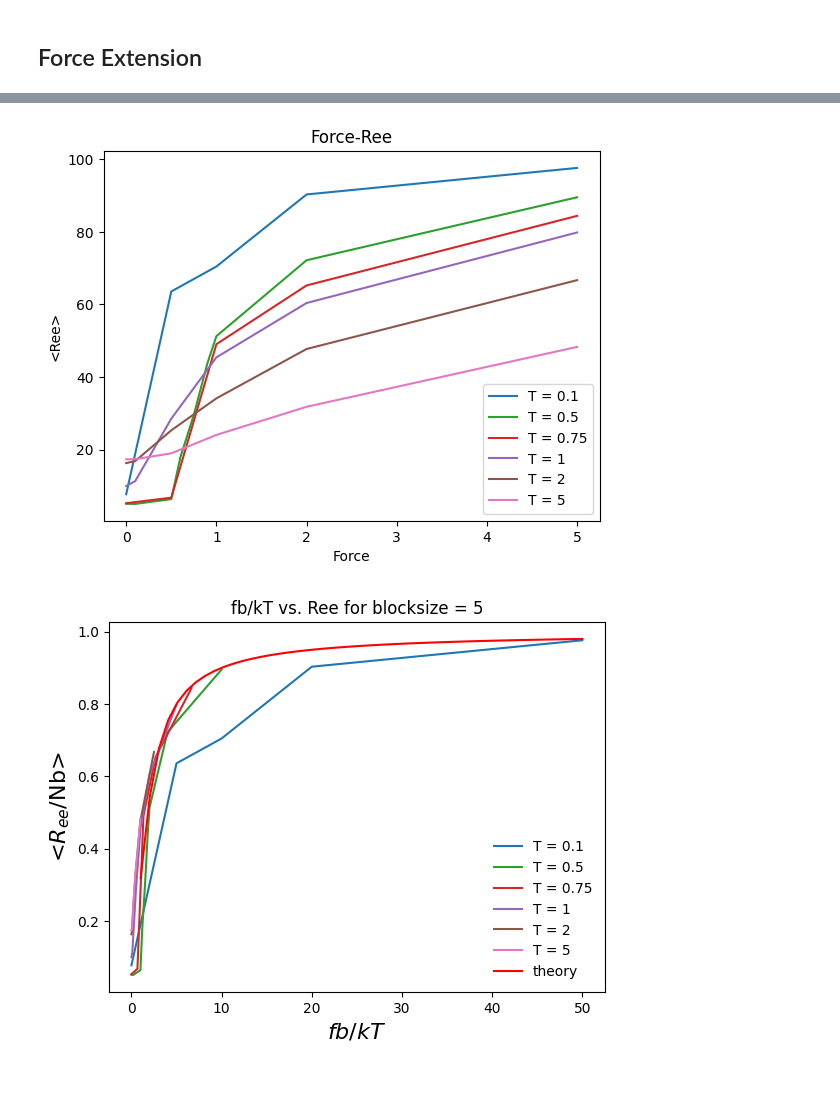
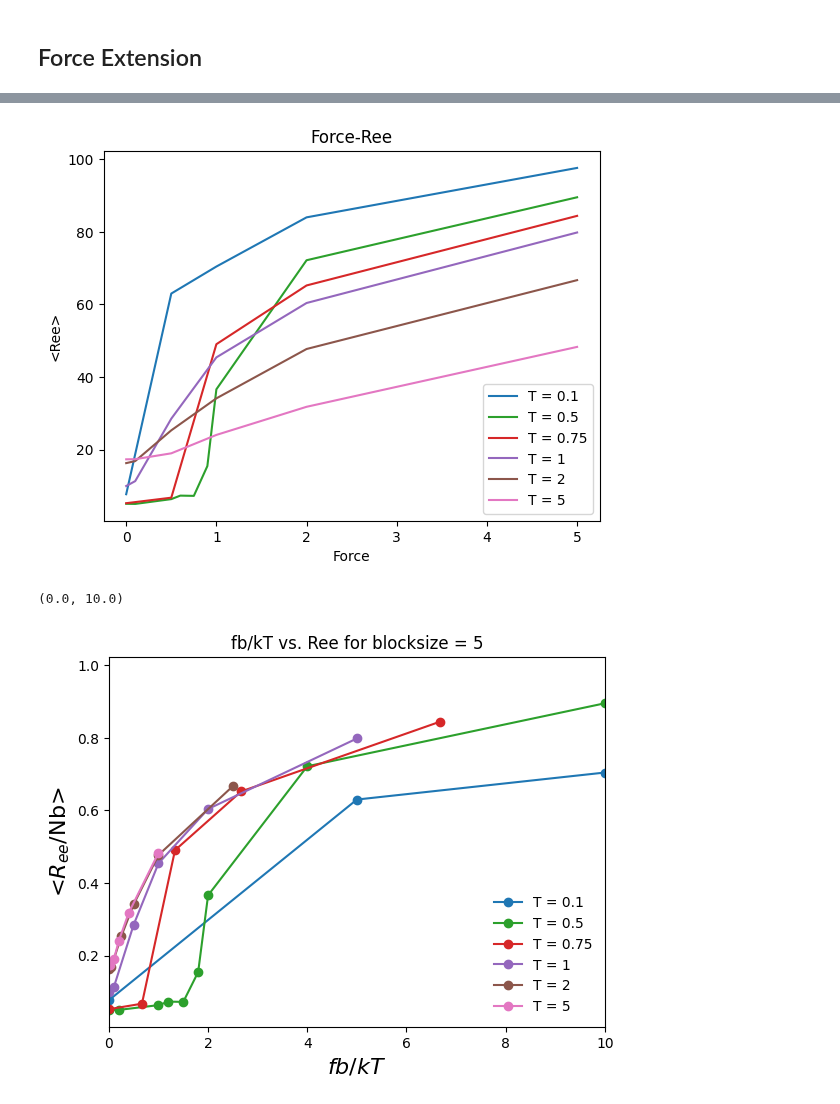
Before and after one commit to VagrantHyp/Code, a Jupyter notebook: Block5.ipynb, the cells around one changed output, grey strips where cells are left out. Cells and saved outputs as stored; diff of their text form; code cells hidden in the pictures.

Commit message:
New graphs comparing different configuration

```diff
--- a/Block5.ipynb
+++ b/Block5.ipynb
@@ -213,7 +211,7 @@ CGT075.Plot('Ree')
 for f in forces:
     data = []
     tempsCopy = temps[:]
-    for cgt in lsCGT:
+    for cgt in lsCGTBl5:
         try:
             i = cgt.f.index(f)
         except ValueError:
@@ -234,7 +232,7 @@ plt.savefig('../Data/Block5/Figures/TvsRg')
 for f in forces:
     data = []
     tempsCopy = temps[:]
-    for cgt in lsCGT:
+    for cgt in lsCGTBl5:
         try:
             i = cgt.f.index(f)
         except ValueError:
@@ -254,7 +252,7 @@ plt.savefig('../Data/Block5/Figures/TvsRee')
 ## Force Extension
 # %%
 #Rg
-for cgt in lsCGT:
+for cgt in lsCGTBl5:
     plt.plot(cgt.f, cgt.aveRg, color = cgt.color, label = 'T = ' + str(cgt.t))
 
 plt.legend()
@@ -267,6 +265,6 @@ plt.savefig('../Data/Block5/Figures/FvsRg')
 # %%
 #Ree
-for cgt in lsCGT:
+for cgt in lsCGTBl5:
     plt.plot(cgt.f, cgt.aveRee, color = cgt.color, label = 'T = ' + str(cgt.t))
 
 plt.legend()
@@ -275,23 +273,24 @@ plt.ylabel('<Ree>')
 plt.title('Force-Ree')
 plt.savefig('../Data/Block5/Figures/FvsRee')
 # %% [output]
-[figure, old version]
+[figure, new version]
 # %%
-for cgt in lsCGT:
+for cgt in lsCGTBl5:
     force = np.array(cgt.f)
     Ree = np.array(cgt.aveRee)
-    plt.plot(force / cgt.t, Ree / 100, color = cgt.color, label = 'T = ' + str(cgt.t))
+    plt.plot(force / cgt.t, Ree / 100, 'o-', color = cgt.color, label = 'T = ' + str(cgt.t))
 
-x = np.linspace(0, 50)
-y = 1 / np.tanh(x) - 1 / x
-plt.plot(x,y, color = 'r', label = 'theory')
+# x = np.linspace(0, 50)
+# y = 1 / np.tanh(x) - 1 / x
+# plt.plot(x,y, color = 'k', label = 'theory')
 
 plt.xlabel('$fb/kT$', fontsize=16)
 plt.ylabel('<$R_{ee}$/Nb>', fontsize=16)
 plt.legend(frameon=False)
 plt.title("fb/kT vs. Ree for blocksize = 5")
 plt.savefig('../Data/Block5/Figures/Fbkt vs Ree')
-# plt.xlim(0,10)
+plt.xlim(0,10)
 # plt.savefig('../Data/Block5/Figures/Fbkt vs ReeZoom')
 # %% [output]
+(0.0, 10.0)
-[figure, old version]
+[figure, new version]
```
Also changed, not shown: parts of 23 cells of this notebook, 4 other files.
